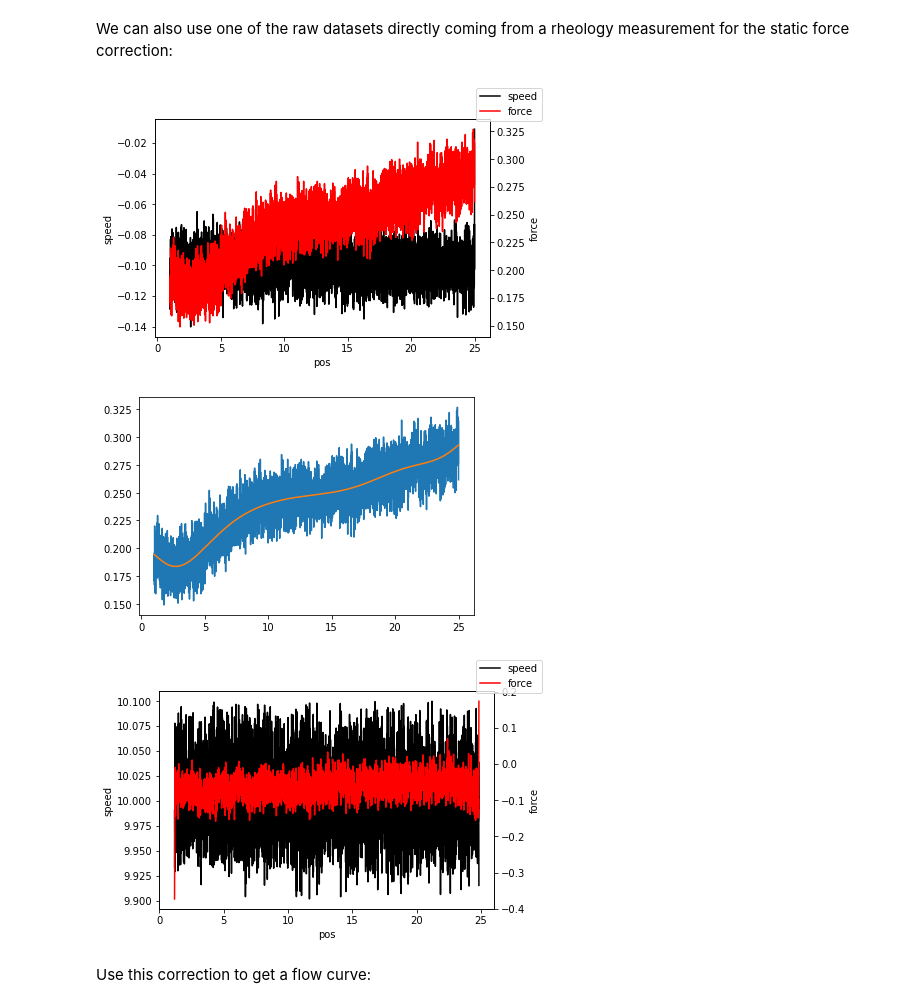
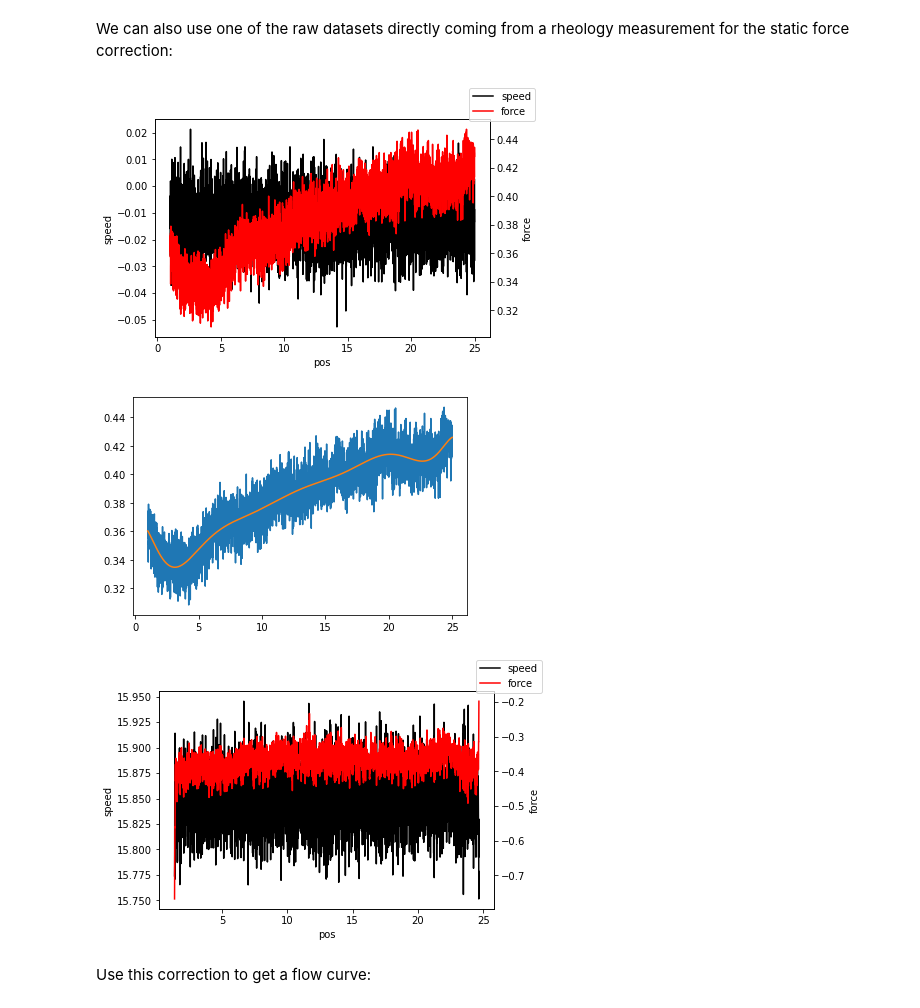
Before and after one commit to steaime/RheoShearCell_postproc, a Jupyter notebook: tutorial2_ForceCorrection.ipynb, the cells around one changed output. Cells and saved outputs as stored; diff of their text form; code cells hidden in the pictures.

```diff
--- a/tutorial2_ForceCorrection.ipynb
+++ b/tutorial2_ForceCorrection.ipynb
@@ -8,12 +8,12 @@ from rDLSpp import RheoCorr as rcorr
 # %% [markdown]
 Let's load the rheology experimental protocol and one sample dataset as described in the previous tutorial:
 # %%
-froot = 'D:\\Data\\Temp'
+froot = 'D:\\Data\\Rheo\\211217_StepRateSweep'
 rheo_protocol = rconf.RheoProtocol(froot, 'Config_Rheo.ini', 'expLog.txt')
 list_names = rheo_protocol.GetFullFilenames()
 rheo_explog = rheo_protocol.LoadExpLog()
 
-fidx = 10
+fidx = 50
 int_time, int_pos, int_speed, int_force = iof.ReadRheoData(list_names[fidx], usecols=(1, 2, 3, 5), unpack=True)
 if int_pos is not None:
     fig, ax = plt.subplots()
@@ -86,35 +88,35 @@ We can also use one of the raw datasets directly coming from a rheology measurem
 # %%
-fidx_static = 35
+fidx_static = 727
 int_time_stat, int_pos_stat, int_speed_stat, int_force_stat = iof.ReadRheoData(list_names[fidx_static], usecols=(1, 2, 3, 5), unpack=True)
 if int_pos is not None:
     fig, ax = plt.subplots()
     ax.plot(int_pos_stat, int_speed_stat, 'k-', label='speed')
     ax.set_xlabel('pos')
     ax.set_ylabel('speed')
     ax2 = ax.twinx()
     ax2.plot(int_pos_stat, int_force_stat, 'r-', label='force')
     ax2.set_ylabel('force')
     fig.legend()
 
     StaticForceFunc_2, rawStaticForce_2 = rcorr.LoadForceCalib(list_names[fidx_static], FitMethod='poly', FitParam=10, return_raw=True, use_cols=(2,5))
     plt.figure()
     plt.plot(*rawStaticForce_2)
     plt.plot(rawStaticForce_2[0], StaticForceFunc_2(rawStaticForce_2[0]))
 
     force_corr.static_force = StaticForceFunc_2
     int_force_corrected_2 = force_corr.Correct(int_force, int_pos, inplace=False)
     fig, ax = plt.subplots()
     ax.plot(int_pos[int_subset], int_speed[int_subset], 'k-', label='speed')
     ax.set_xlabel('pos')
     ax.set_ylabel('speed')
     ax2 = ax.twinx()
     ax2.plot(int_pos[int_subset], int_force_corrected_2[int_subset], 'r-', label='force')
     ax2.set_ylabel('force')
     fig.legend()
 # %% [output]
-[figure, old version]
+[figure, new version]
-[figure, old version]
+[figure, new version]
-[figure, old version]
+[figure, new version]
 # %% [markdown]
 Use this correction to get a flow curve:
 # %%
```
Also changed, not shown: parts of 5 cells of this notebook, 6 other files.
